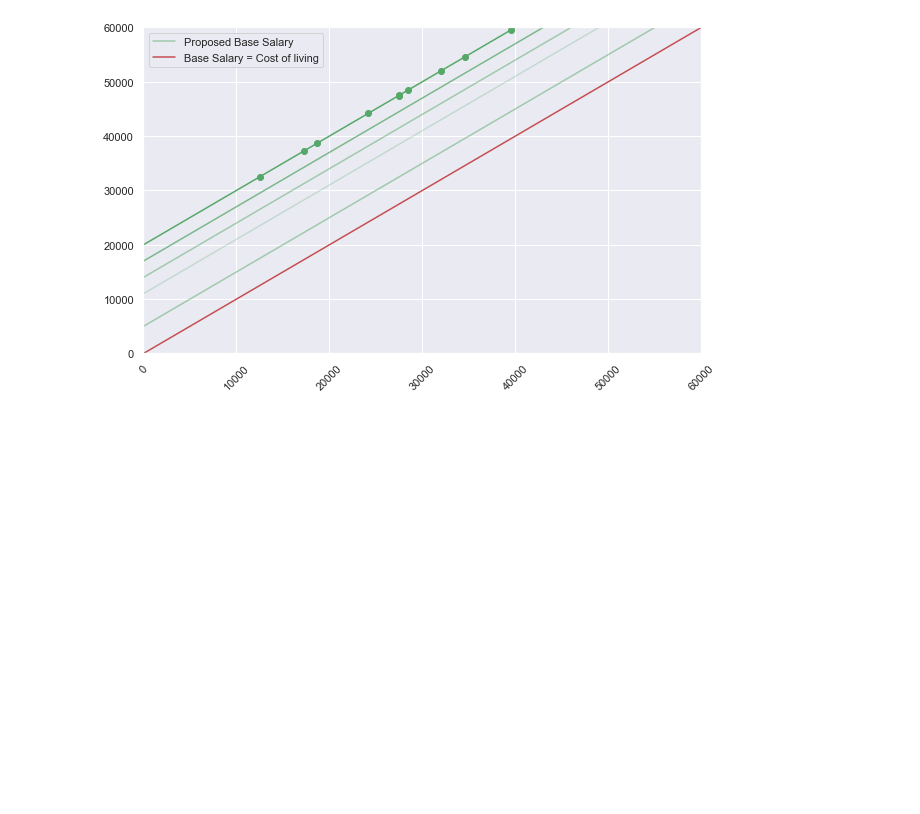
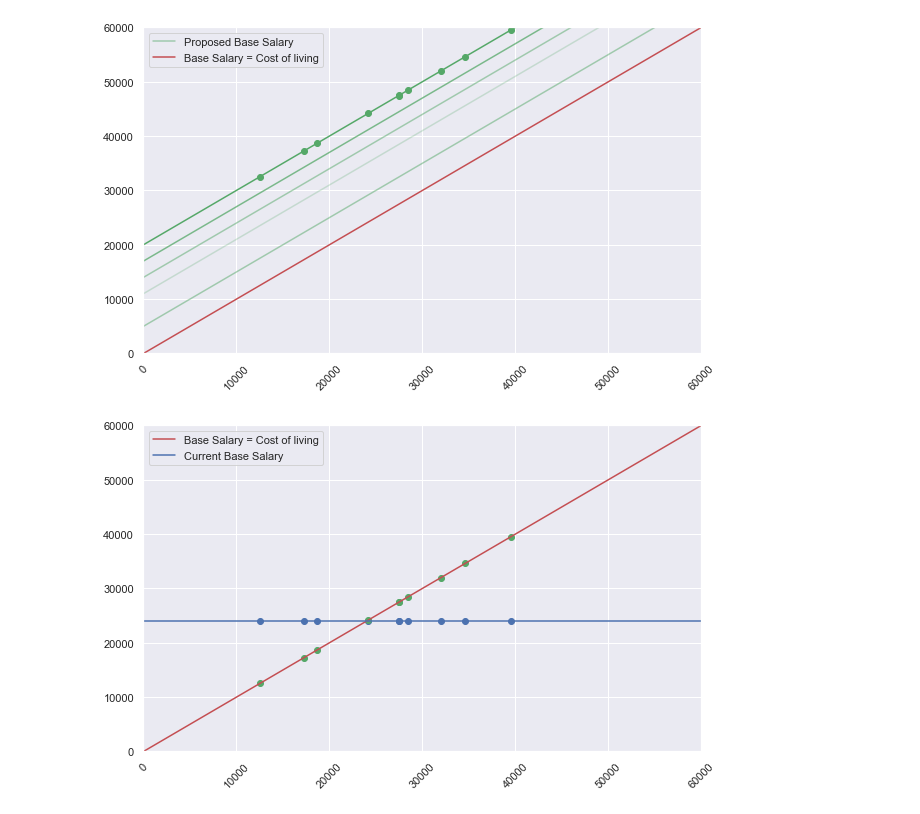
Before and after one commit to NeotenicPrimate/UawAnalysis, a Jupyter notebook: analysis/uc_housing.ipynb, the cells around one changed output. Cells and saved outputs as stored; diff of their text form; code cells hidden in the pictures; blank space fills up the shorter version.

```diff
--- a/analysis/uc_housing.ipynb
+++ b/analysis/uc_housing.ipynb
@@ -245,3 +305,29 @@ plt.xticks(rotation=45)
 plt.show()
 # %% [output]
 [figure]
+# %%
+monthly_housing_cost = df_avg_cost_change.row(0)
+yearly_housing_cost = np.array(monthly_housing_cost) * 12
+
+fig, ax = plt.subplots(1, 1)
+fig.set_size_inches(10, 6)
+
+ax.axline([0, 0], [1, 1], color='r', label='Base Salary = Cost of living')
+ax.axhline(y=current_base_salary, color='b', label='Current Base Salary')
+
+compus_name = df_avg_cost_change.columns
+x = yearly_housing_cost
+y = [current_base_salary] * len(x)
+plt.scatter(x, y, marker='o', color='b')
+
+compus_name = df_avg_cost_change.columns
+x = np.array(df_avg_cost_change.row(0)) * 12
+y = x
+plt.scatter(x, y, marker='o', color='g')
+
+ax.set(xlim=(0, 60_000), ylim=(0, 60_000))
+ax.legend()
+plt.xticks(rotation=45)
+plt.show()
+# %% [output]
+[figure, added]
```
Also changed, not shown: parts of 4 cells of this notebook.
